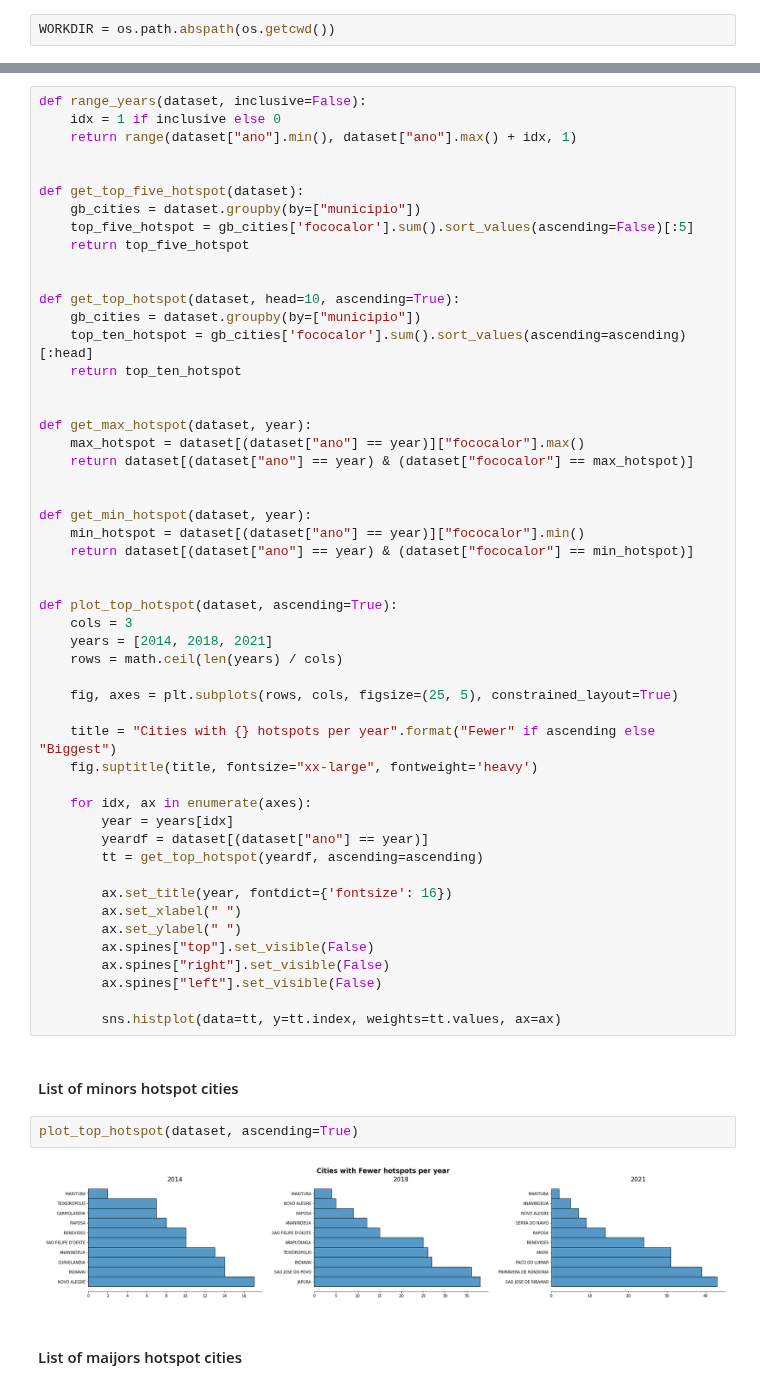
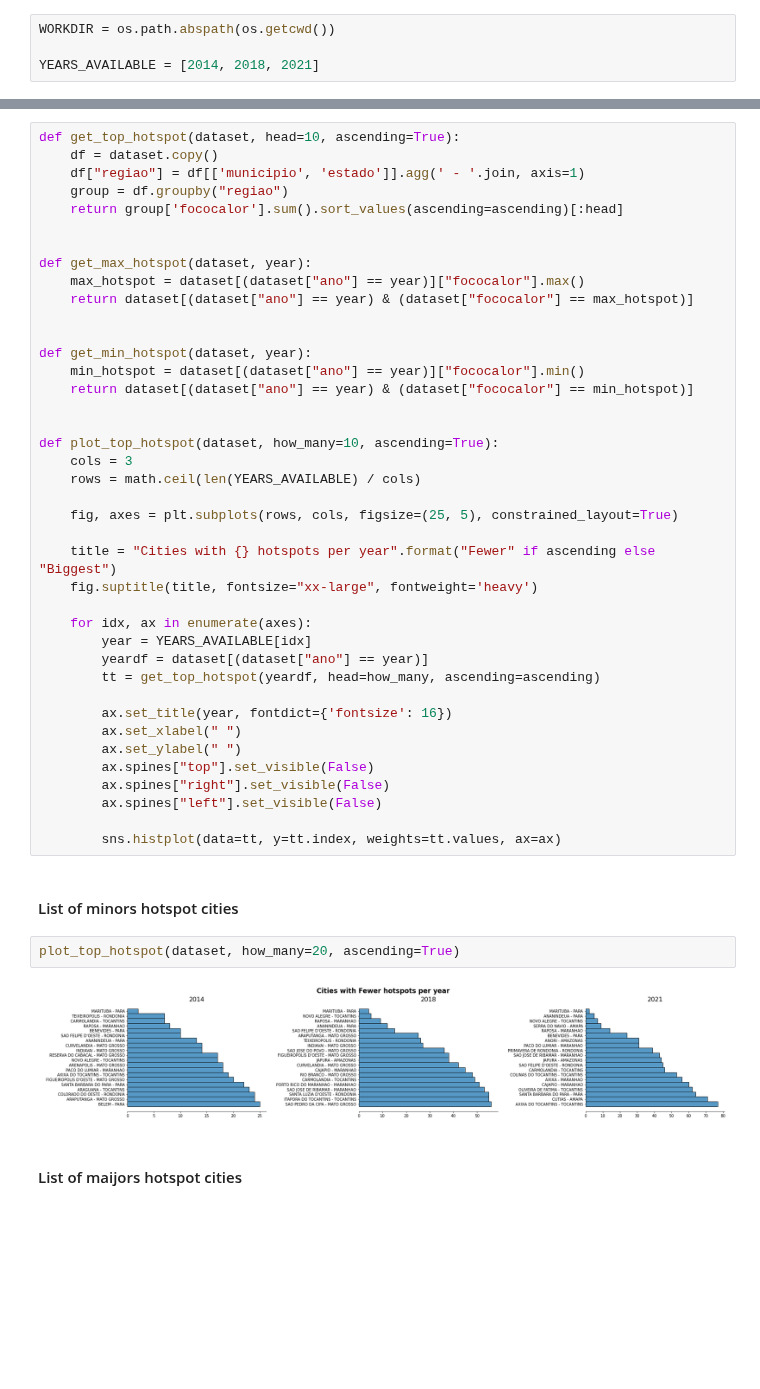
Before and after one commit to faustofcjr/amazon-social-progress, a Jupyter notebook: data_exploration.ipynb, the cells around one changed output, grey strips where cells are left out. Saved outputs shown, nothing was run; the diff lists cells and outputs as text; blank space fills up the shorter version.

```diff
--- a/data_exploration.ipynb
+++ b/data_exploration.ipynb
@@ -23,6 +23,8 @@ import seaborn as sns
 ## Constants
 # %%
 WORKDIR = os.path.abspath(os.getcwd())
+
+YEARS_AVAILABLE = [2014, 2018, 2021]
 # %% [markdown]
 ## Get the data
 # %% [markdown]
@@ -47,19 +49,9 @@ dataset.head()
 # %%
-def range_years(dataset, inclusive=False):
-    idx = 1 if inclusive else 0
-    return range(dataset["ano"].min(), dataset["ano"].max() + idx, 1)
-
-
-def get_top_five_hotspot(dataset):
-    gb_cities = dataset.groupby(by=["municipio"])
-    top_five_hotspot = gb_cities['fococalor'].sum().sort_values(ascending=False)[:5]
-    return top_five_hotspot
-
-
 def get_top_hotspot(dataset, head=10, ascending=True):
-    gb_cities = dataset.groupby(by=["municipio"])
-    top_ten_hotspot = gb_cities['fococalor'].sum().sort_values(ascending=ascending)[:head]
-    return top_ten_hotspot
+    df = dataset.copy()
+    df["regiao"] = df[['municipio', 'estado']].agg(' - '.join, axis=1)
+    group = df.groupby("regiao")
+    return group['fococalor'].sum().sort_values(ascending=ascending)[:head]
 
 
 def get_max_hotspot(dataset, year):
@@ -72,10 +64,9 @@ def get_min_hotspot(dataset, year):
     return dataset[(dataset["ano"] == year) & (dataset["fococalor"] == min_hotspot)]
 
 
-def plot_top_hotspot(dataset, ascending=True):
+def plot_top_hotspot(dataset, how_many=10, ascending=True):
     cols = 3
-    years = [2014, 2018, 2021]
-    rows = math.ceil(len(years) / cols)
+    rows = math.ceil(len(YEARS_AVAILABLE) / cols)
 
     fig, axes = plt.subplots(rows, cols, figsize=(25, 5), constrained_layout=True)
 
@@ -83,9 +74,9 @@ def plot_top_hotspot(dataset, ascending=True):
     fig.suptitle(title, fontsize="xx-large", fontweight='heavy')
 
     for idx, ax in enumerate(axes):
-        year = years[idx]
+        year = YEARS_AVAILABLE[idx]
         yeardf = dataset[(dataset["ano"] == year)]
-        tt = get_top_hotspot(yeardf, ascending=ascending)
+        tt = get_top_hotspot(yeardf, head=how_many, ascending=ascending)
 
         ax.set_title(year, fontdict={'fontsize': 16})
         ax.set_xlabel(" ")
@@ -98,9 +89,9 @@ def plot_top_hotspot(dataset, ascending=True):
 # %% [markdown]
 #### List of minors hotspot cities
 # %%
-plot_top_hotspot(dataset, ascending=True)
+plot_top_hotspot(dataset, how_many=20, ascending=True)
 # %% [output]
-[figure, old version]
+[figure, new version]
 # %% [markdown]
 #### List of maijors hotspot cities
 # %%
```
Also changed, not shown: parts of 20 cells of this notebook.
